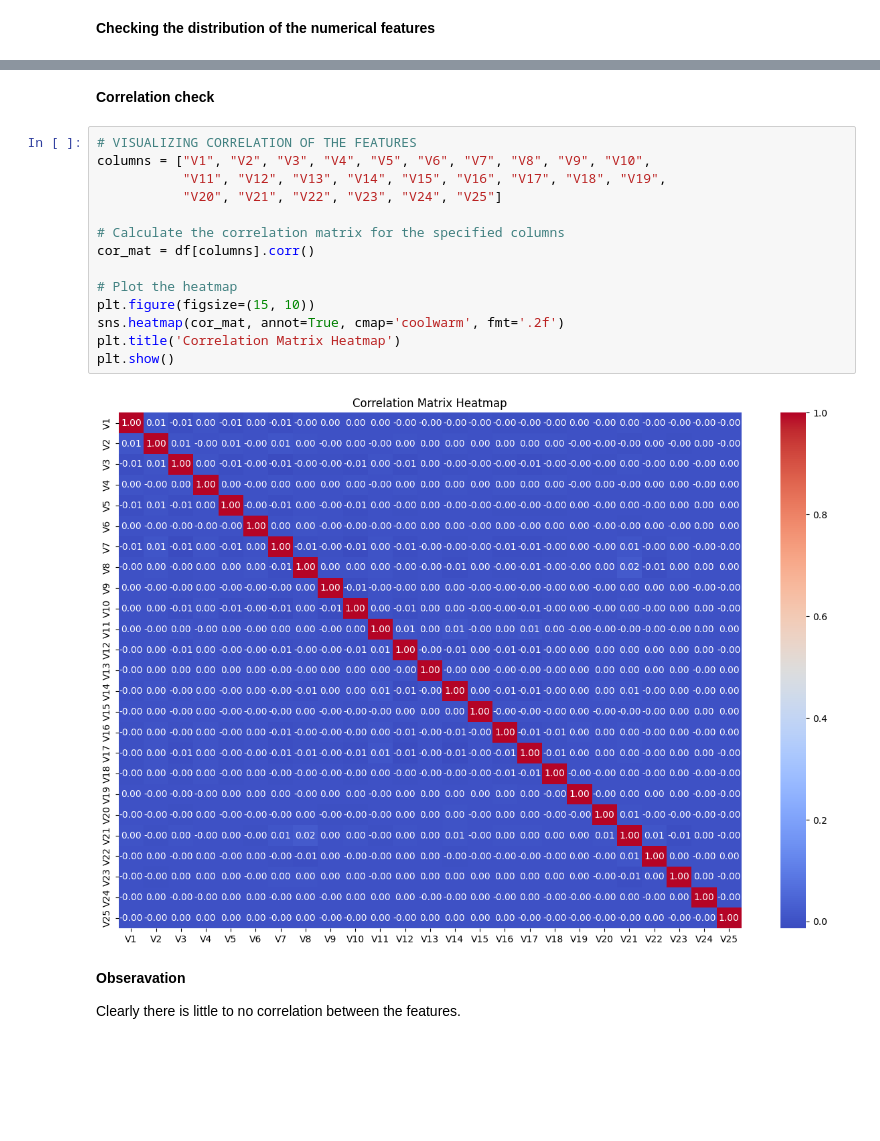
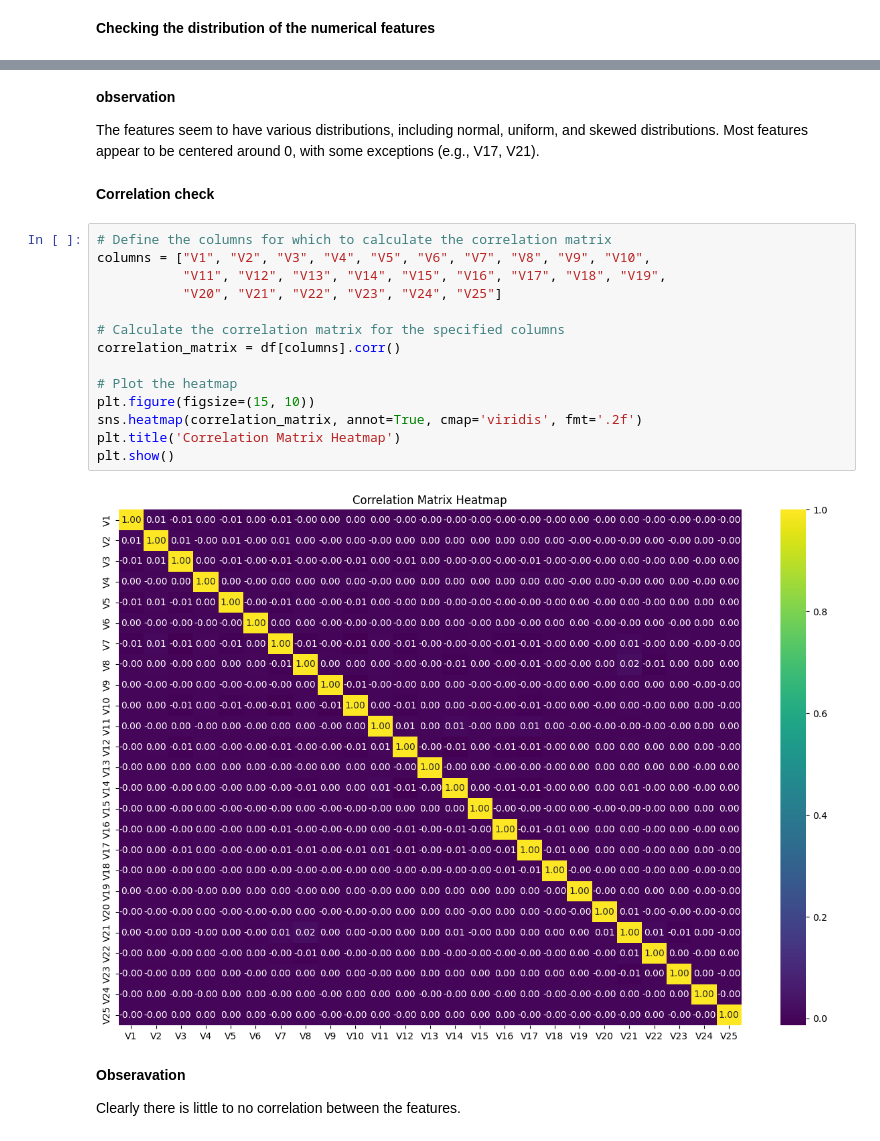
Before and after one commit to MercyKiragu/SAFESWIPE, a Jupyter notebook: notebook.ipynb, the cells around one changed output, grey strips where cells are left out. Saved outputs shown, nothing was run; the diff lists cells and outputs as text; blank space fills up the shorter version.

```diff
--- a/notebook.ipynb
+++ b/notebook.ipynb
@@ -369,21 +387,26 @@ plt.tight_layout(rect=[0, 0.03, 1, 0.95])
+# %% [markdown]
+**observation**
+
+The features seem to have various distributions, including normal, uniform, and skewed distributions.
+Most features appear to be centered around 0, with some exceptions (e.g., V17, V21).
 # %% [markdown]
 **Correlation check**
 # %%
-# VISUALIZING CORRELATION OF THE FEATURES
+# Define the columns for which to calculate the correlation matrix
 columns = ["V1", "V2", "V3", "V4", "V5", "V6", "V7", "V8", "V9", "V10",
            "V11", "V12", "V13", "V14", "V15", "V16", "V17", "V18", "V19",
            "V20", "V21", "V22", "V23", "V24", "V25"]
 
 # Calculate the correlation matrix for the specified columns
-cor_mat = df[columns].corr()
+correlation_matrix = df[columns].corr()
 
 # Plot the heatmap
 plt.figure(figsize=(15, 10))
-sns.heatmap(cor_mat, annot=True, cmap='coolwarm', fmt='.2f')
+sns.heatmap(correlation_matrix, annot=True, cmap='viridis', fmt='.2f')
 plt.title('Correlation Matrix Heatmap')
 plt.show()
 # %% [output]
-[figure, old version]
+[figure, new version]
 # %% [markdown]
 **Obseravation**
 
```
Also changed, not shown: parts of 64 cells of this notebook, 2 other files.
